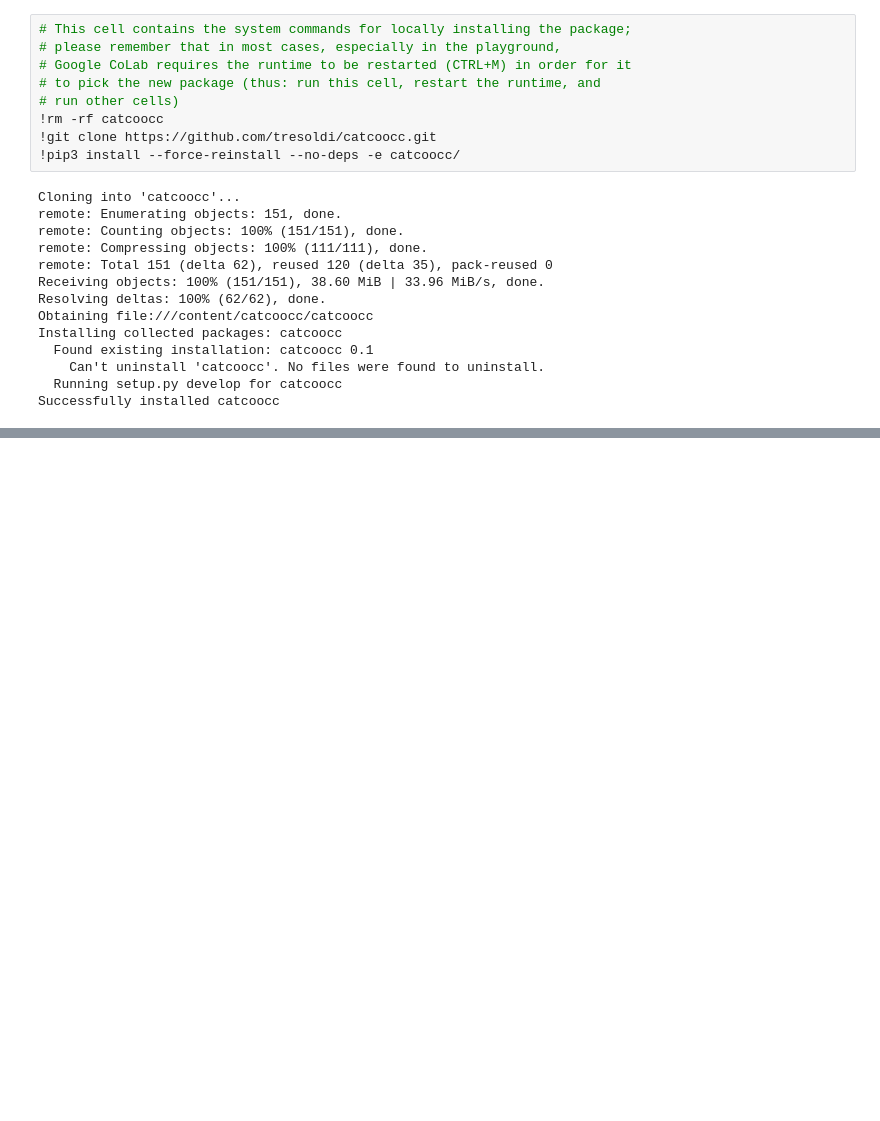
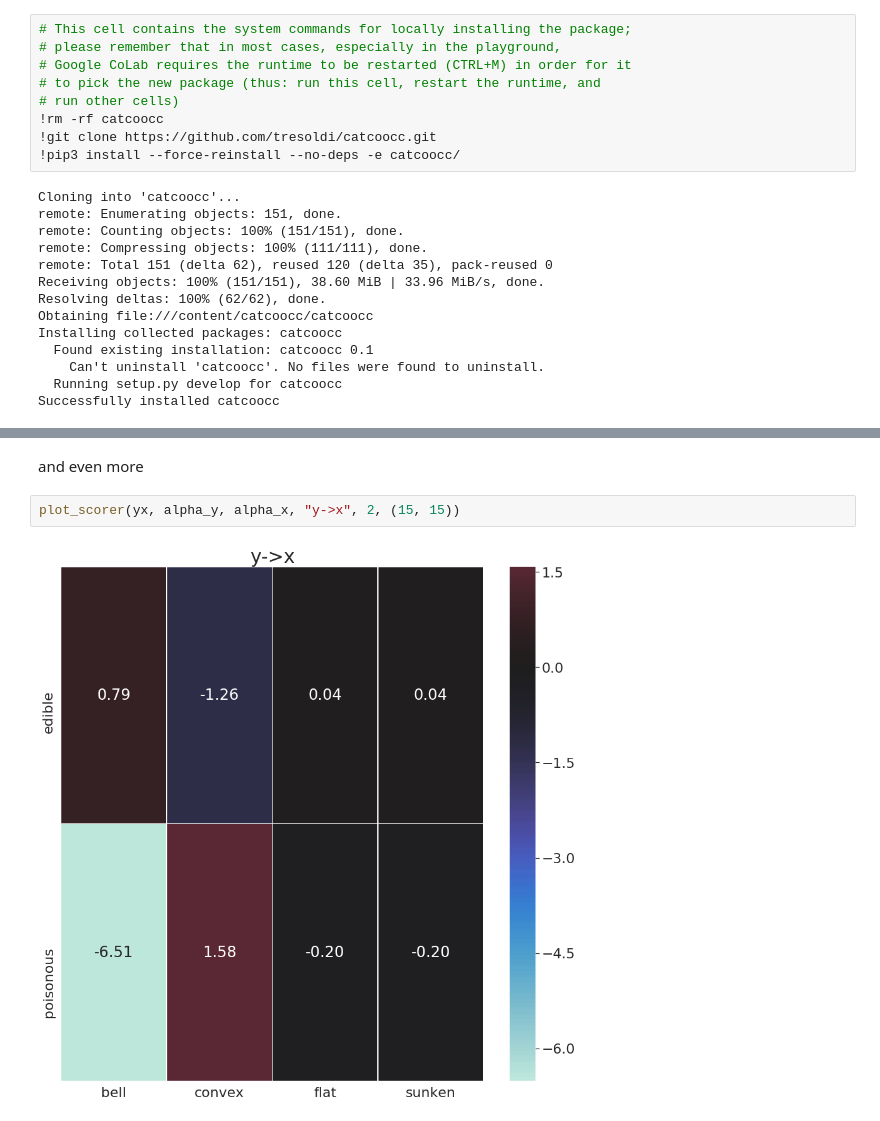
Before and after one commit to tresoldi/asymcat, a Jupyter notebook: docs/Demo.ipynb, the cells around one changed output, grey strips where cells are left out. Cells and saved outputs as stored; diff of their text form; blank space fills up the shorter version.

```diff
--- a/docs/Demo.ipynb
+++ b/docs/Demo.ipynb
@@ -113,0 +157,6 @@ xy, yx, alpha_x, alpha_y = catcoocc.scorer.scorer2matrices(catcoocc_ii)
+# %% [markdown]
+and even more
+# %%
+plot_scorer(yx, alpha_y, alpha_x, "y->x", 2, (15, 15))
+# %% [output]
+[figure, added]
```
Also changed, not shown: parts of 8 cells of this notebook, 10 other files.
